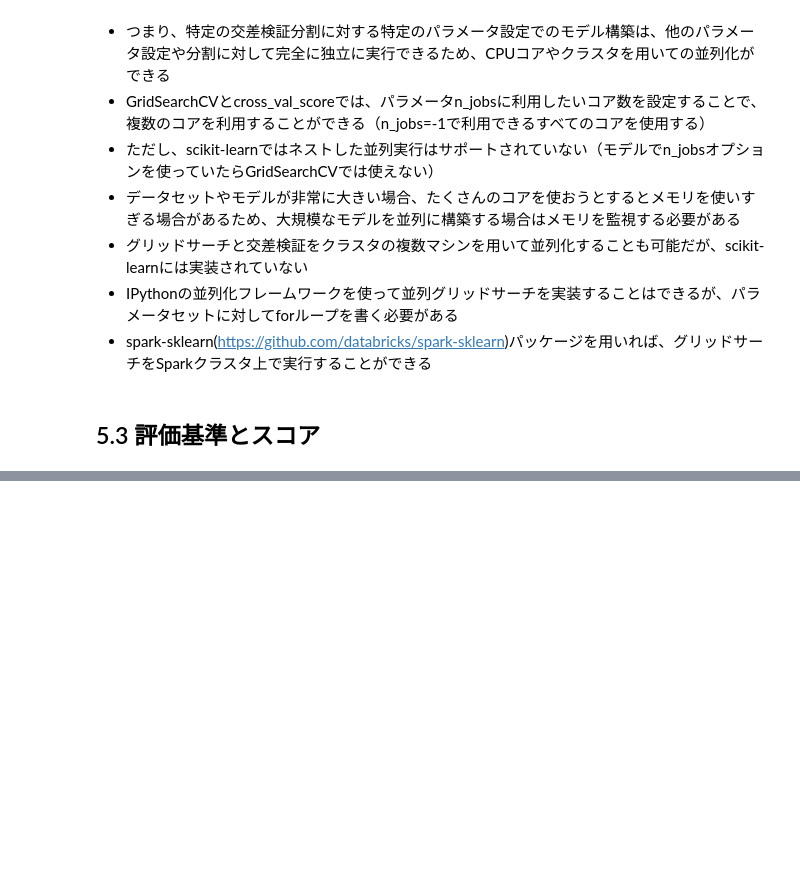
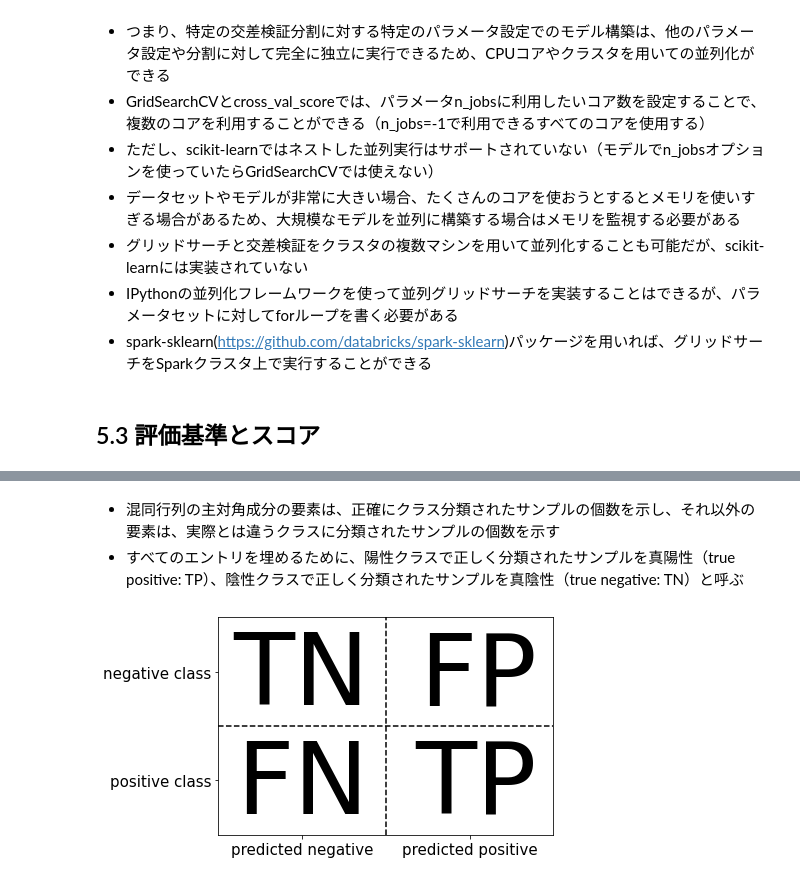
Before and after one commit to ponzu3847/python_for_ML, a Jupyter notebook: ch05.ipynb, the cells around one changed output, grey strips where cells are left out. Cells and saved outputs as stored; diff of their text form; code cells hidden in the pictures; blank space fills up the shorter version.

```diff
--- a/ch05.ipynb
+++ b/ch05.ipynb
@@ -528,0 +619,7 @@ Cross-validation scores: [0.96666667 1.         0.96666667 0.96666667 1.
+# %% [markdown]
+* 混同行列の主対角成分の要素は、正確にクラス分類されたサンプルの個数を示し、それ以外の要素は、実際とは違うクラスに分類されたサンプルの個数を示す
+* すべてのエントリを埋めるために、陽性クラスで正しく分類されたサンプルを真陽性（true positive: TP）、陰性クラスで正しく分類されたサンプルを真陰性（true negative: TN）と呼ぶ
+# %%
+mglearn.plots.plot_binary_confusion_matrix()
+# %% [output]
+[figure, added]
```
Also changed, not shown: parts of 46 cells of this notebook.
